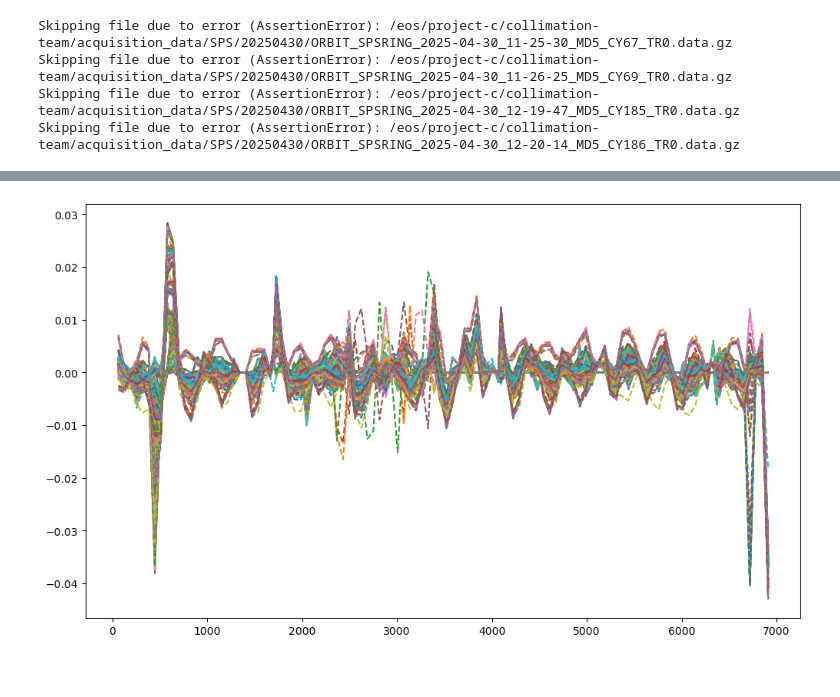
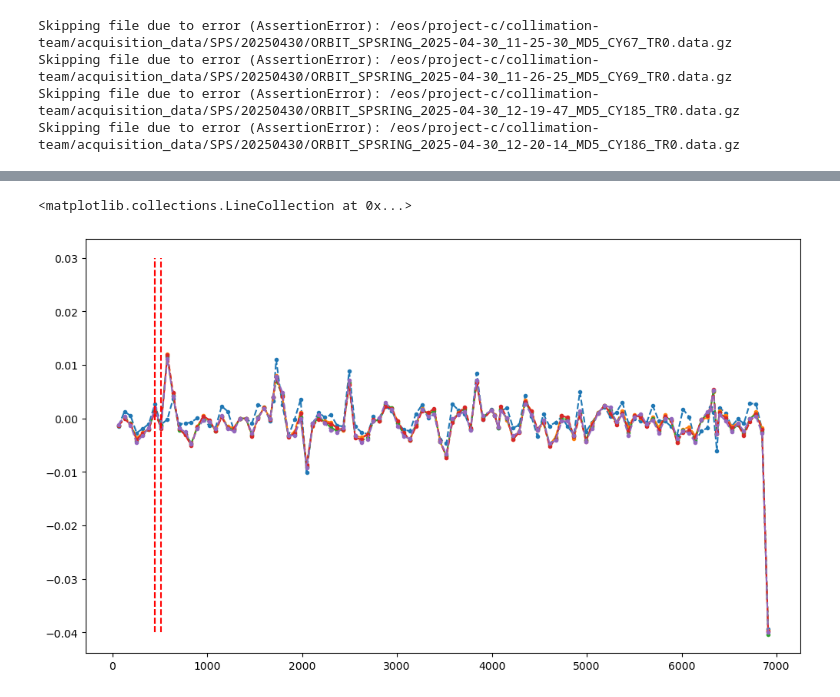
Before and after one commit to lisepauwels/sps_simulations, a Jupyter notebook: MD_analysis/bump_installation_test.ipynb, the cells around one changed output, grey strips where cells are left out. Saved outputs shown, nothing was run; the diff lists cells and outputs as text; code cells hidden in the pictures.

```diff
--- a/MD_analysis/bump_installation_test.ipynb
+++ b/MD_analysis/bump_installation_test.ipynb
@@ -612,6 +629,7 @@ plt.grid()
 # %% [markdown]
 # loading all files
 # %%
+
 def load_all_bpm_files(directory_coll):
     bpm_files_by_timestamp = {}
 
@@ -620,7 +638,8 @@ def load_all_bpm_files(directory_coll):
     for file in Path(directory_coll).glob("ORBIT_SPSRING_*.data.gz"):
         match = pattern.match(file.name)
         if match:
-            timestamp = match.group(1)
+            timestamp_raw = match.group(1)
+            timestamp = timestamp_raw.replace('_', ' ', 1)  # Convert to 'YYYY-MM-DD HH-MM-SS'
             try:
                 bpm_files_by_timestamp[timestamp] = load_bpm_file_data(file)
             except (AssertionError, EOFError, OSError, ValueError) as e:
@@ -642,6 +678,11 @@ hor_pos = {time : bpm_dict[time]['orbit'].restr_orbit_plane(bpms_hor_in_line) fo
 # %%
 plt.figure(figsize=(12,7))
-for time in bpm_dict:
-    plt.plot(s_arr, hor_pos[time]*1e-6, linestyle='--')
+for time in list(bpm_dict.keys())[:5]:
+    plt.plot(s_arr, hor_pos[time]*1e-6,marker='.', linestyle='--')
+
+plt.vlines(line.get_s_position('bph.11408..0'), -0.04, 0.03,ls =  '--', color='red')
+plt.vlines(line.get_s_position('bph.11608..0'), -0.04, 0.03, ls = '--', color='red')
+plt.vlines(line.get_s_position('tidp.11434'), -0.04, 0.03, ls = '--', color='red')
 # %% [output]
+<matplotlib.collections.LineCollection at 0x...>
-[figure, old version]
+[figure, new version]
```
Also changed, not shown: parts of 15 cells of this notebook, 1 other file.
